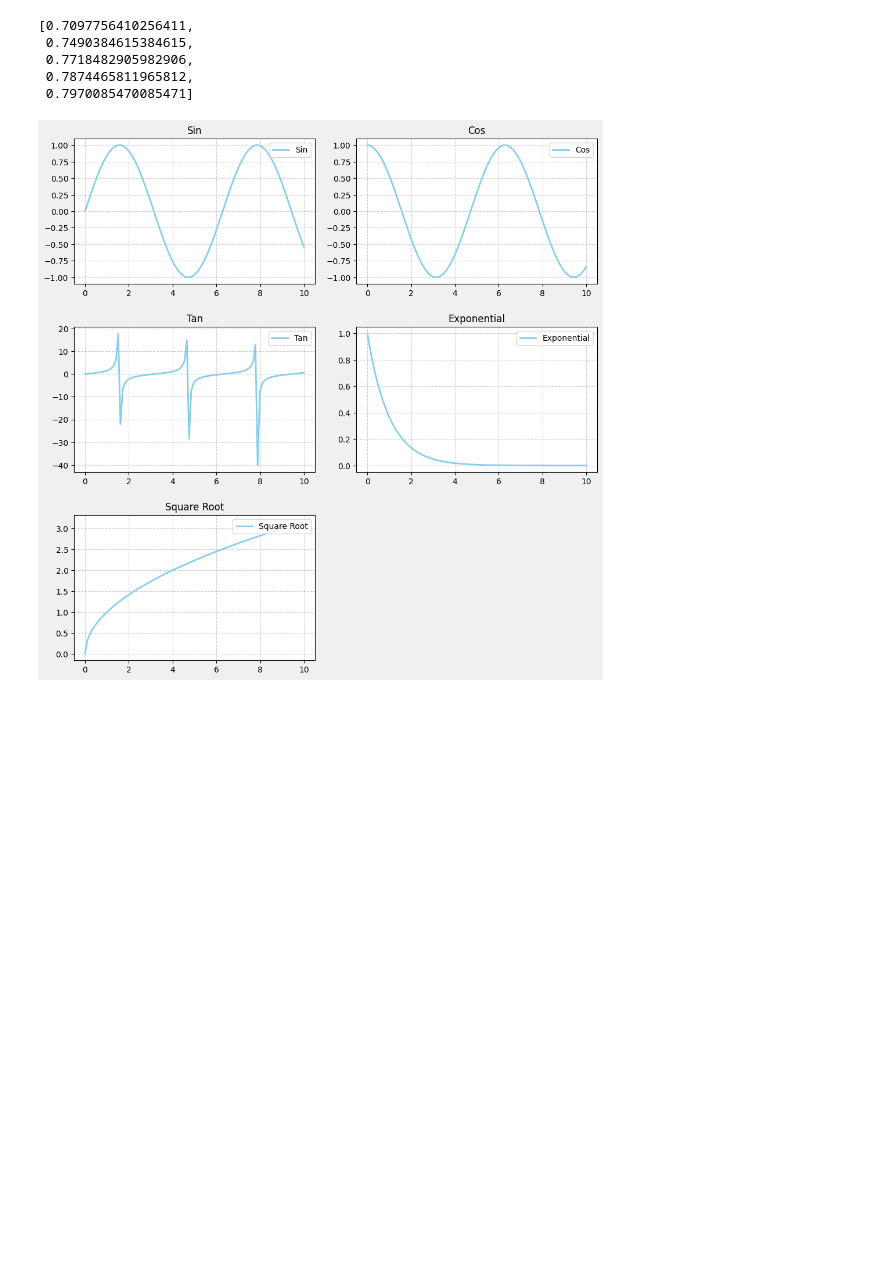
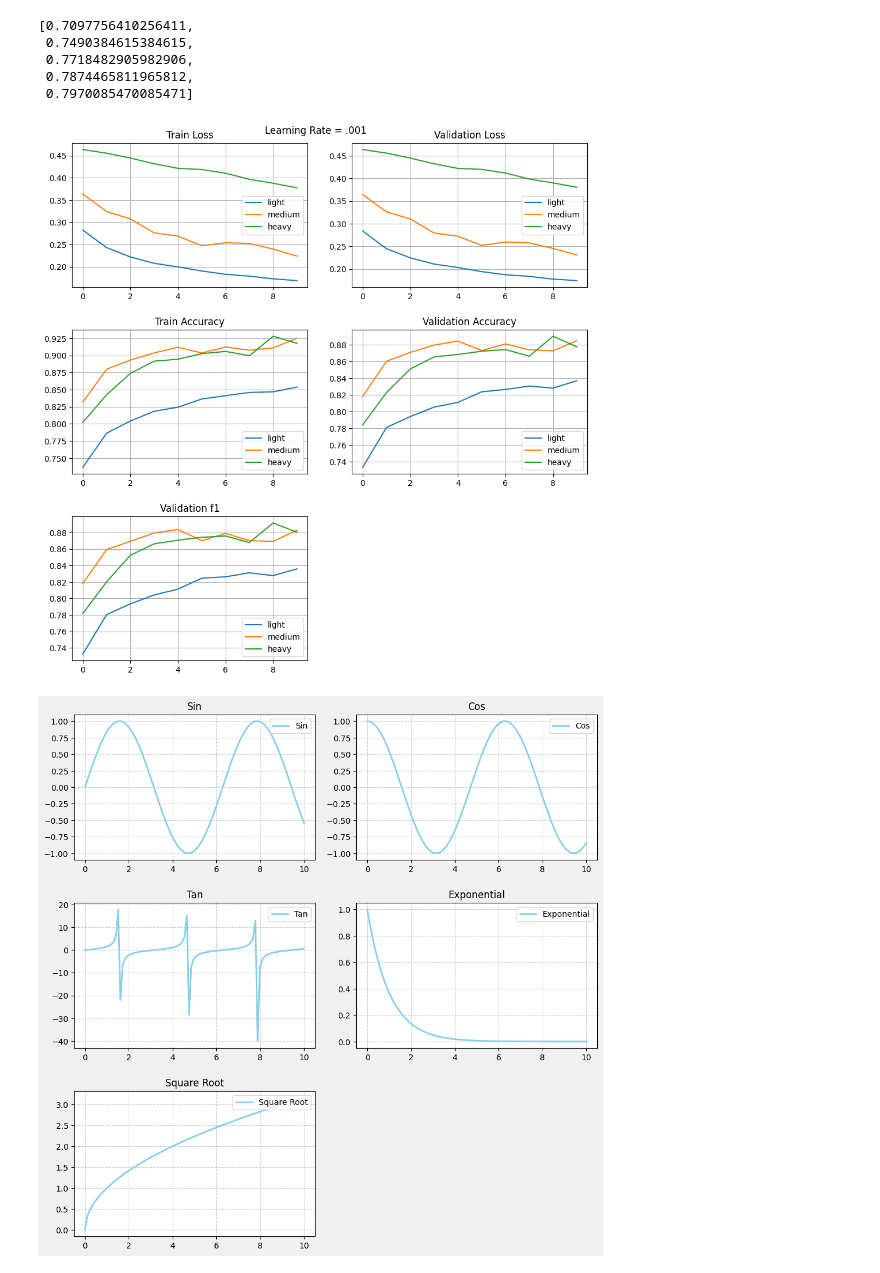
Before and after one commit to abdur-rafi/Machine-Learning-Sessional, a Jupyter notebook: 1805008.ipynb, the cells around one changed output. Drawn from its saved outputs; the diff is of its cells as text; code cells hidden in the pictures; blank space fills up the shorter version.

Commit message:
plot 3 models stuff in a subplots

```diff
--- a/1805008.ipynb
+++ b/1805008.ipynb
@@ -563,3 +639,45 @@ def plotMetrics(metrics : List[Metrics]):
+# %%
+def plotMetrics(metrics : List[Metrics]):
+  fig, axes = plt.subplots(3, 2, figsize=(10, 10))
+  axes = axes.flatten()
+
+  def plot3(ax,arrs,legends,title):
+    n = len(arrs)
+    for i in range(n):
+      ax.plot(arrs[i], label = legends[i])
+      ax.set_title(title)
+      ax.grid(True)
+      ax.legend()
+  tLs = []
+  vLs = []
+  tAs = []
+  vAs = []
+  vf1s = []
+  legends = []
+
+  for metric in metrics:
+    tLs.append(metric.tL)
+    vLs.append(metric.vL)
+    tAs.append(metric.tA)
+    vAs.append(metric.vA)
+    vf1s.append(metric.vf1)
+    legends.append(metric.name)
+
+
+  plot3(axes[0], tLs, legends, 'Train Loss')
+  plot3(axes[1], vLs, legends, 'Validation Loss')
+  plot3(axes[2], tAs, legends, 'Train Accuracy')
+  plot3(axes[3], vAs, legends, 'Validation Accuracy')
+  plot3(axes[4], vf1s, legends, 'Validation f1')
+  fig.delaxes(axes[5])
+
+  plt.tight_layout(pad=2.0, h_pad=2.0, w_pad=2.0)
+  plt.suptitle("Learning Rate = .001")
+
+
+plotMetrics(metrics)
+# %% [output]
+[figure, added]
 # %%
 import matplotlib.pyplot as plt
 import numpy as np
```
Also changed, not shown: parts of 6 cells of this notebook.
